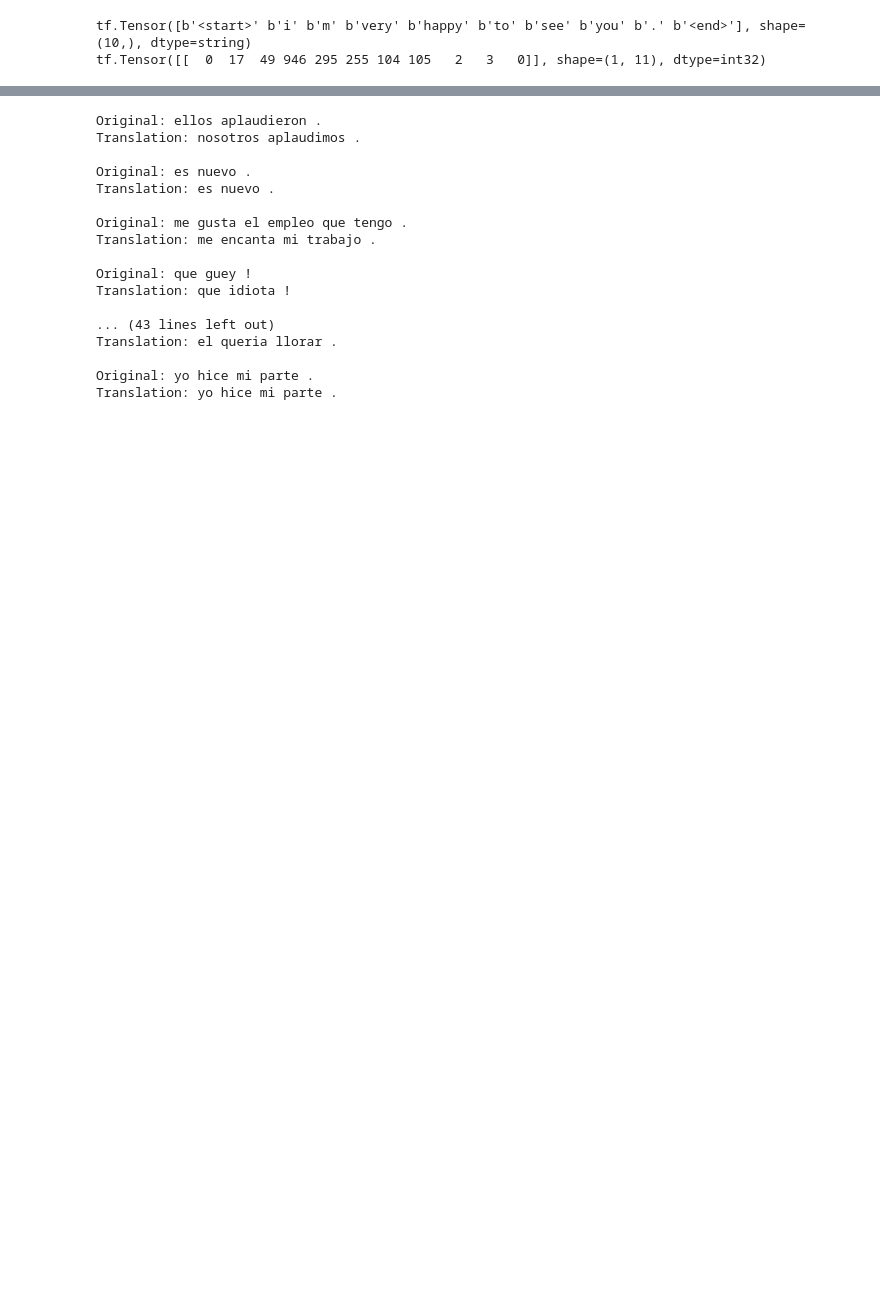
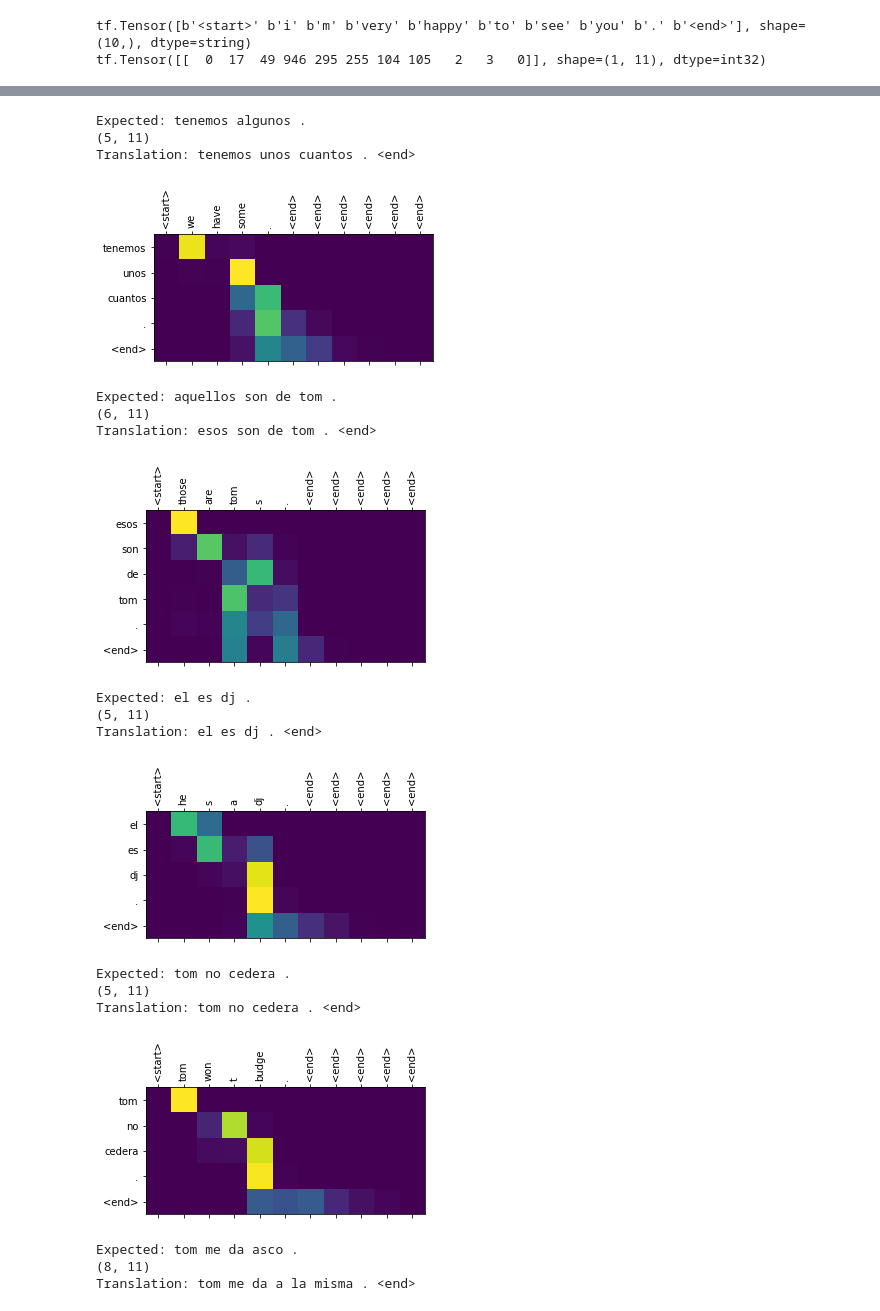
Before and after one commit to alejandECE/ml-examples, a Jupyter notebook: rnn nets/translation training 2.ipynb, the cells around one changed output, grey strips where cells are left out. Cells and saved outputs as stored; diff of their text form; code cells hidden in the pictures; blank space fills up the shorter version.

```diff
--- a/rnn nets/translation training 2.ipynb
+++ b/rnn nets/translation training 2.ipynb
@@ -65,28 +74,44 @@ estoy contento de verte .
 # %%
 # Check translation for elements in test set
 for batch in test_dataset:
     for source, target in zip(batch[0], batch[1]):
+        # Prepares input
         source = tf.expand_dims(source,0)
-        print('Original:', ' '.join(builder.target_tokenizer.index_to_word[word].decode() for word in target.numpy()
-                                   if word != builder.target_tokenizer.word_to_index[b'<start>']
-                                   and word != builder.target_tokenizer.word_to_index[b'<end>']))
-        print('Translation:', ' '.join(builder.target_tokenizer.index_to_word[word].decode()
-                                       for word in translator.translate(source)),end='\n\n')
+        # Prints expected translation
+        words = []
+        for word in target.numpy():
+            decoded = builder.target_tokenizer.index_to_word[word].decode()
+            words.append(decoded)
+            if decoded == '<end>':
+                break
+        print('Expected:', ' '.join(words[1:-1]))
+        # Prints actual translation
+        words = []
+        prediction, attention = translator.translate(source, return_attention=True)
+        print(attention.shape)
+        for word in prediction:
+            decoded = builder.target_tokenizer.index_to_word[word].decode()
+            words.append(decoded)
+        print('Translation:', ' '.join(words), end='\n\n')
+        # Plots attention
+        plot_attention(attention, tf.squeeze(source).numpy(), prediction, builder)
 # %% [output]
-Original: ellos aplaudieron .
-Translation: nosotros aplaudimos .
-
-Original: es nuevo .
-Translation: es nuevo .
-
-Original: me gusta el empleo que tengo .
-Translation: me encanta mi trabajo .
-
-Original: que guey !
-Translation: que idiota !
-
-... (43 lines left out)
-Translation: el queria llorar .
-
-Original: yo hice mi parte .
-Translation: yo hice mi parte .
+Expected: tenemos algunos .
+(5, 11)
+Translation: tenemos unos cuantos . <end>
+[figure, added]
+Expected: aquellos son de tom .
+(6, 11)
+Translation: esos son de tom . <end>
+[figure, added]
+Expected: el es dj .
+(5, 11)
+Translation: el es dj . <end>
+[figure, added]
+Expected: tom no cedera .
+(5, 11)
+Translation: tom no cedera . <end>
+[figure, added]
+Expected: tom me da asco .
+(8, 11)
+Translation: tom me da a la misma . <end>
```
Also changed, not shown: parts of 6 cells of this notebook, 3 other files.
